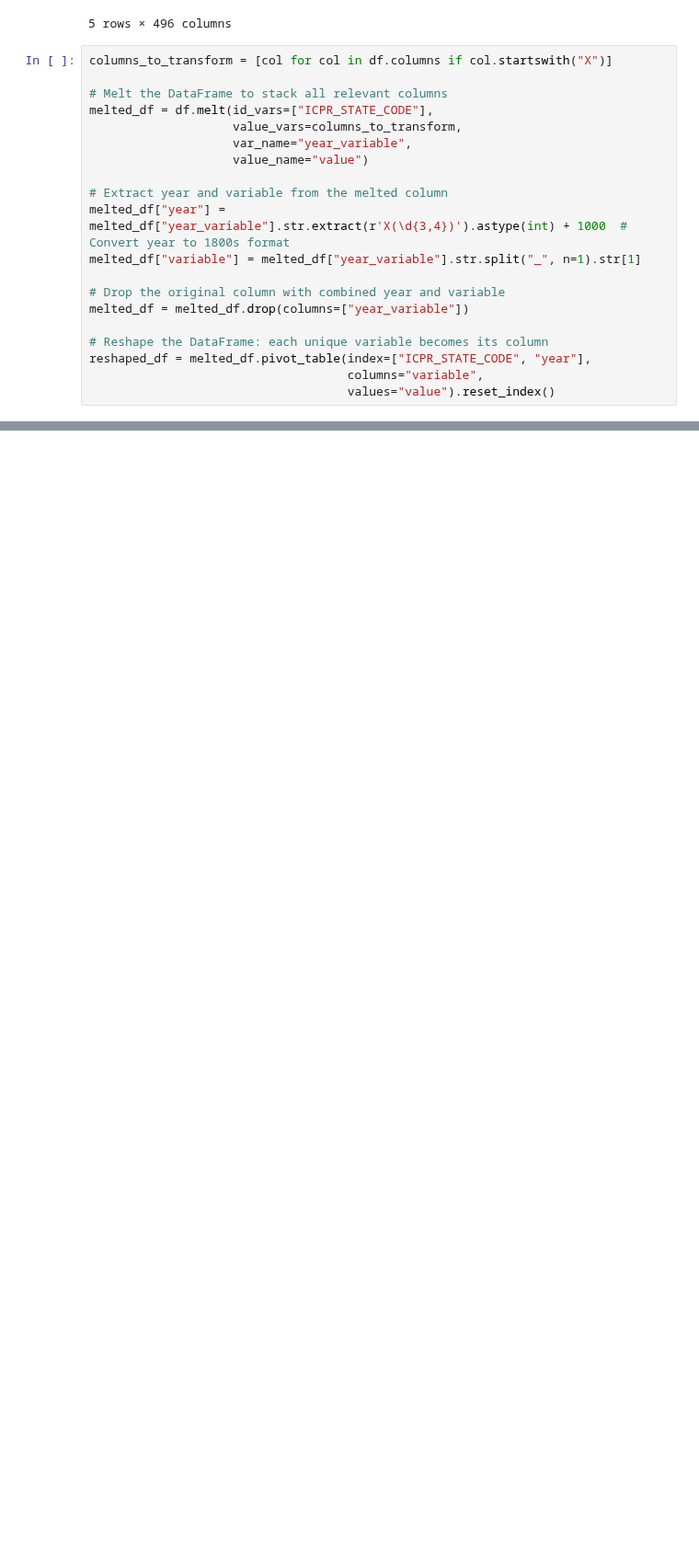
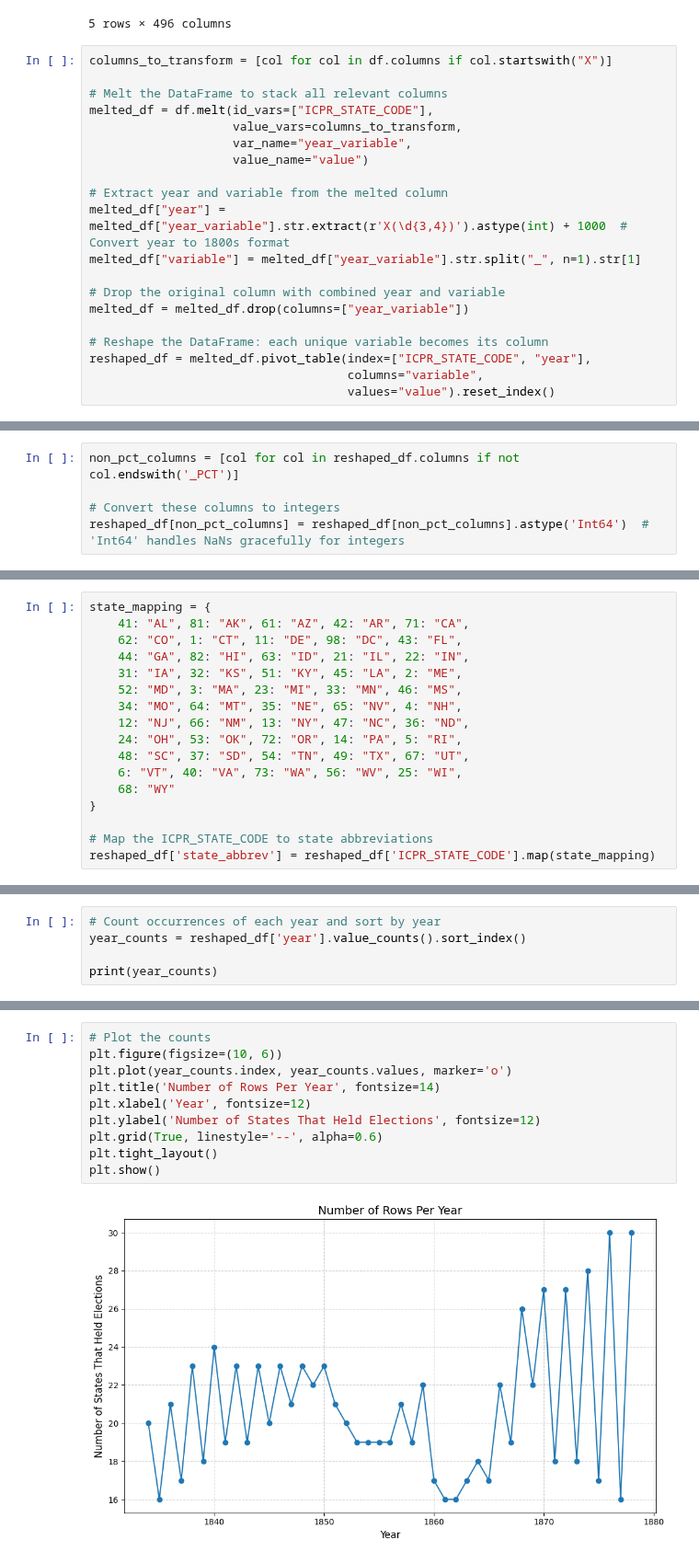
Before and after one commit to batShimon/similarity_data, a Jupyter notebook: Cleaning_icpsr16_partisan_composition.ipynb, the cells around one changed output, grey strips where cells are left out. Shown at 92% size. Saved outputs shown, nothing was run; the diff lists cells and outputs as text; blank space fills up the shorter version.

```diff
--- a/Cleaning_icpsr16_partisan_composition.ipynb
+++ b/Cleaning_icpsr16_partisan_composition.ipynb
@@ -121,0 +113,5 @@ print(reshaped_df['PARTY_OF_GOV'].unique())
+# %%
+non_pct_columns = [col for col in reshaped_df.columns if not col.endswith('_PCT')]
+
+# Convert these columns to integers
+reshaped_df[non_pct_columns] = reshaped_df[non_pct_columns].astype('Int64')  # 'Int64' handles NaNs gracefully for integers
@@ -122,3 +310,20 @@ print(reshaped_df['PARTY_OF_GOV'].unique())
+# %%
+state_mapping = {
+    41: "AL", 81: "AK", 61: "AZ", 42: "AR", 71: "CA",
+    62: "CO", 1: "CT", 11: "DE", 98: "DC", 43: "FL",
+    44: "GA", 82: "HI", 63: "ID", 21: "IL", 22: "IN",
+    31: "IA", 32: "KS", 51: "KY", 45: "LA", 2: "ME",
+    52: "MD", 3: "MA", 23: "MI", 33: "MN", 46: "MS",
+    34: "MO", 64: "MT", 35: "NE", 65: "NV", 4: "NH",
+    12: "NJ", 66: "NM", 13: "NY", 47: "NC", 36: "ND",
+    24: "OH", 53: "OK", 72: "OR", 14: "PA", 5: "RI",
+    48: "SC", 37: "SD", 54: "TN", 49: "TX", 67: "UT",
+    6: "VT", 40: "VA", 73: "WA", 56: "WV", 25: "WI",
+    68: "WY"
+}
+
+# Map the ICPR_STATE_CODE to state abbreviations
+reshaped_df['state_abbrev'] = reshaped_df['ICPR_STATE_CODE'].map(state_mapping)
 # %%
 reshaped_df.sample(5)
 # %% [output]
@@ -130,0 +355,5 @@ reshaped_df.sample(5)
+# %%
+# Count occurrences of each year and sort by year
+year_counts = reshaped_df['year'].value_counts().sort_index()
+
+print(year_counts)
@@ -130,0 +378,12 @@ reshaped_df.sample(5)
+# %%
+# Plot the counts
+plt.figure(figsize=(10, 6))
+plt.plot(year_counts.index, year_counts.values, marker='o')
+plt.title('Number of Rows Per Year', fontsize=14)
+plt.xlabel('Year', fontsize=12)
+plt.ylabel('Number of States That Held Elections', fontsize=12)
+plt.grid(True, linestyle='--', alpha=0.6)
+plt.tight_layout()
+plt.show()
+# %% [output]
+[figure, added]
```
Also changed, not shown: parts of 15 cells of this notebook.
